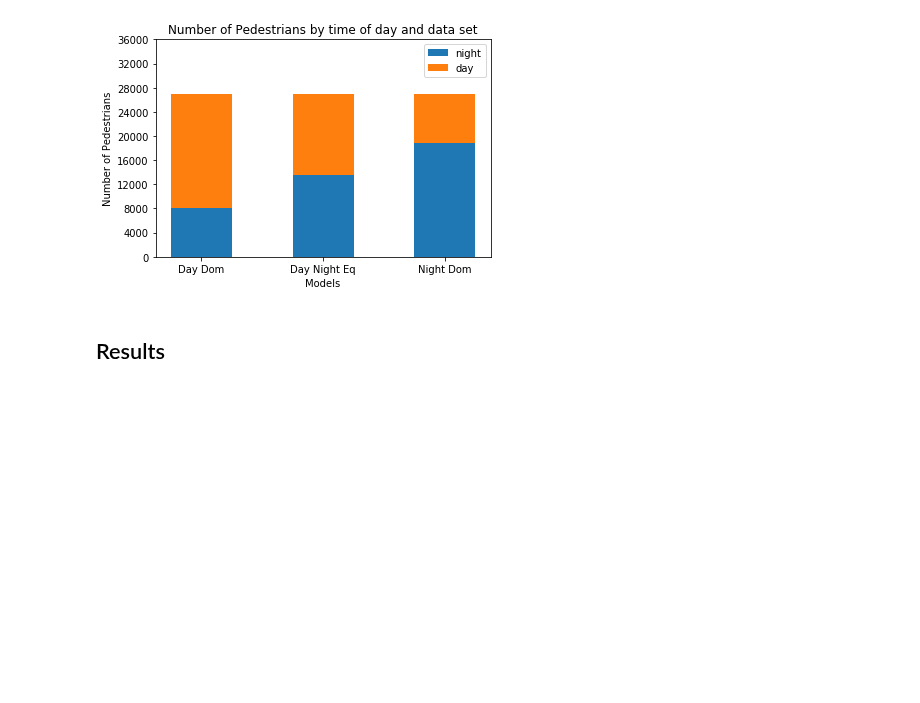
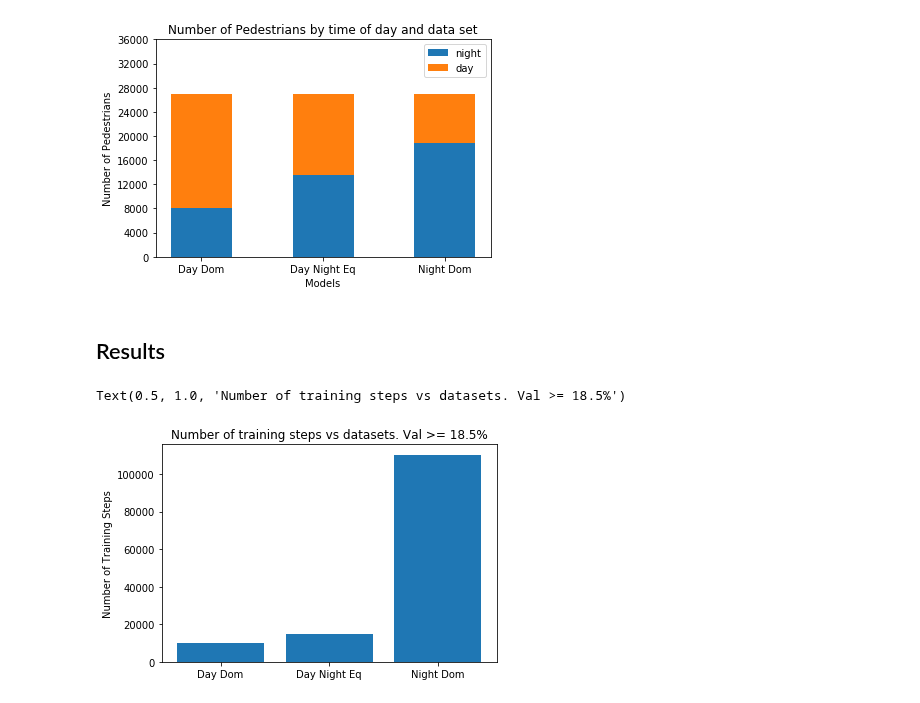
Before and after one commit to noya/strata-bias-demo, a Jupyter notebook: presentation_plots.ipynb, the cells around one changed output. Saved outputs shown, nothing was run; the diff lists cells and outputs as text; code cells hidden in the pictures; blank space fills up the shorter version.

```diff
--- a/presentation_plots.ipynb
+++ b/presentation_plots.ipynb
@@ -434,6 +444,15 @@ plt.show()
 [figure]
 # %% [markdown]
 ## Results ##
+# %%
+training_times = [10000, 15000, 110310]
+plt.bar(gridnumber, training_times)
+plt.xticks(gridnumber, ['Day Dom', 'Day Night Eq', 'Night Dom'])
+plt.ylabel('Number of Training Steps')
+plt.title('Number of training steps vs datasets. Val >= 18.5%')
+# %% [output]
+Text(0.5, 1.0, 'Number of training steps vs datasets. Val >= 18.5%')
+[figure, added]
 # %%
 data = {}
 data['training_time'] = [10000, 15000, 110310]
```
Also changed, not shown: parts of 8 cells of this notebook.
